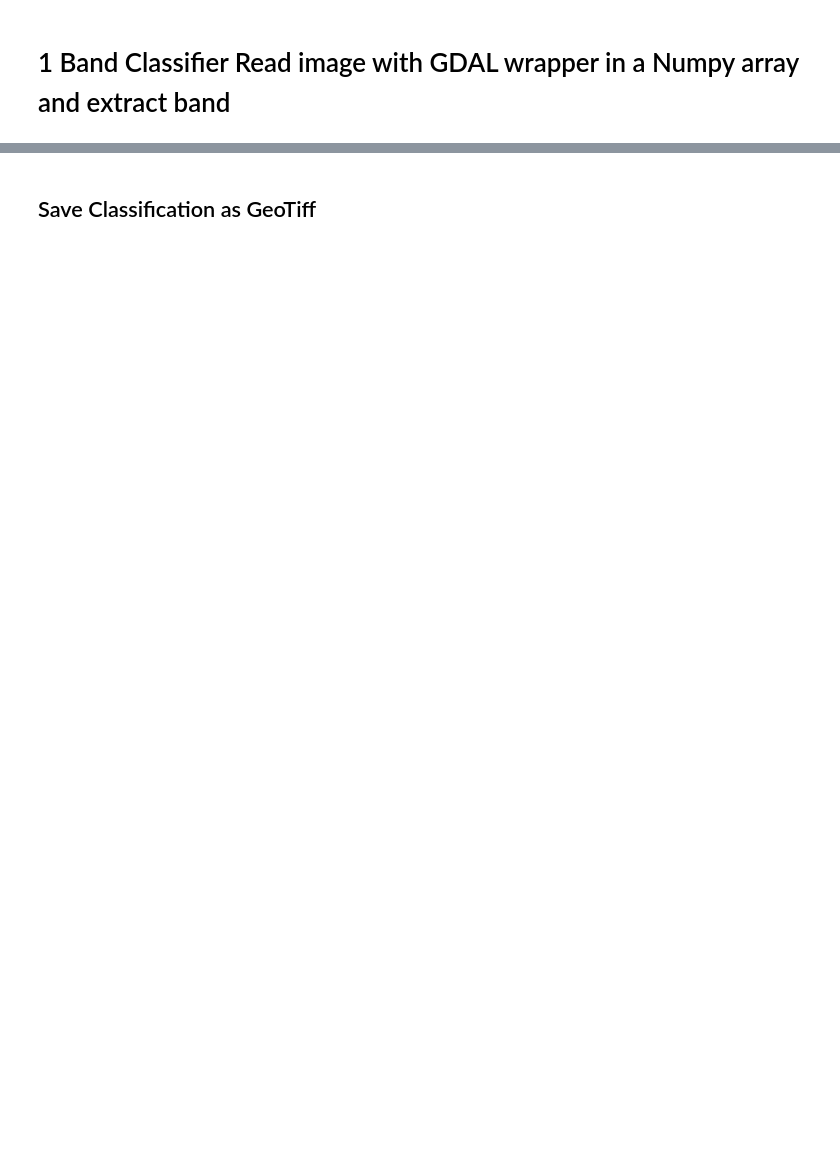
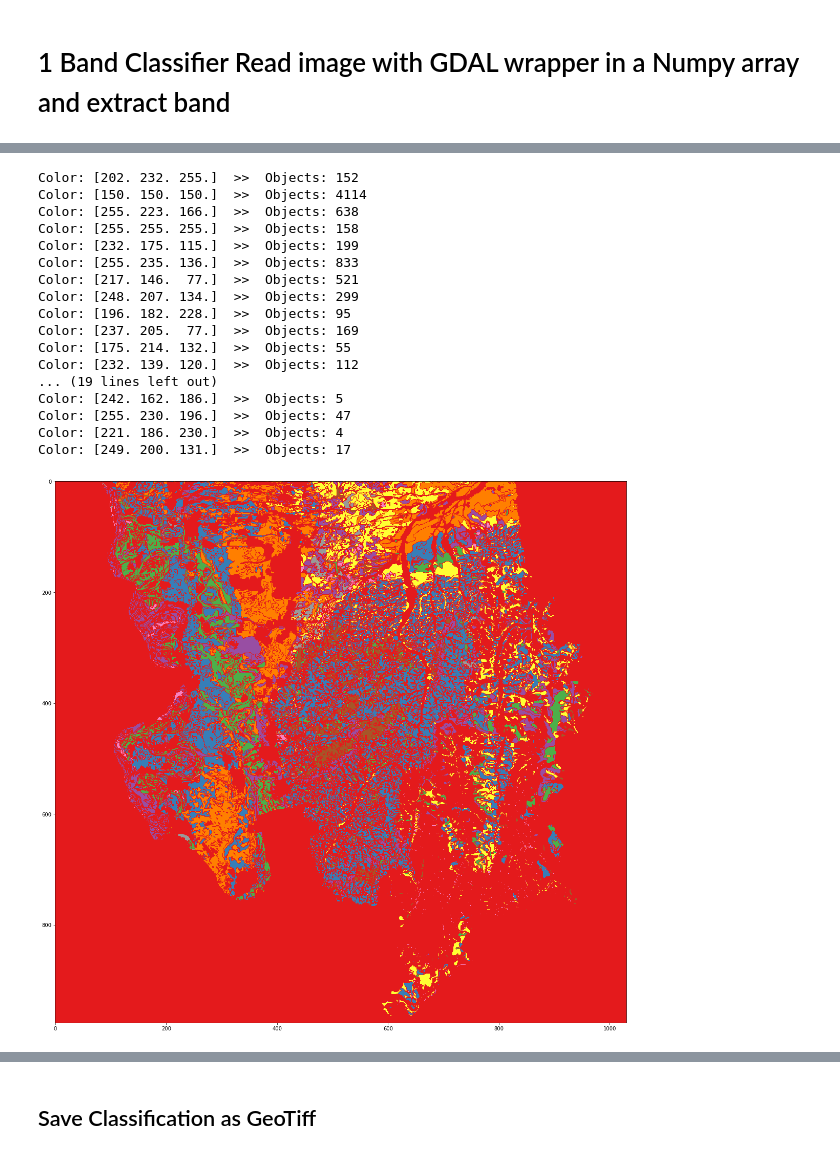
Before and after one commit to till90/master-thesis, a Jupyter notebook: Clustering_images.ipynb, the cells around one changed output, grey strips where cells are left out. Saved outputs shown, nothing was run; the diff lists cells and outputs as text; code cells hidden in the pictures; blank space fills up the shorter version.

```diff
--- a/Clustering_images.ipynb
+++ b/Clustering_images.ipynb
@@ -76,0 +87,43 @@ RuntimeError: `pano.tiff' not recognized as a supported file format.
+# %%
+import numpy as np
+from skimage import io, morphology, measure
+from sklearn.cluster import KMeans
+from matplotlib import pyplot as plt
+img = io.imread(filepath)
+
+rows, cols, bands = img.shape
+X = img.reshape(rows*cols, bands)
+
+kmeans = KMeans(n_clusters=35, random_state=0).fit(X)
+labels = kmeans.labels_.reshape(rows, cols)
+
+for i in np.unique(labels):
+    blobs = np.int_(morphology.binary_opening(labels == i))
+    color = np.around(kmeans.cluster_centers_[i])
+    count = len(np.unique(measure.label(blobs))) - 1
+    print('Color: {}  >>  Objects: {}'.format(color, count))
+
+#Plot the data
+plt.figure(figsize=(20,20))
+plt.imshow(labels, cmap="Set1")
+
+plt.show()
+# %% [output]
+Color: [202. 232. 255.]  >>  Objects: 152
+Color: [150. 150. 150.]  >>  Objects: 4114
+Color: [255. 223. 166.]  >>  Objects: 638
+Color: [255. 255. 255.]  >>  Objects: 158
+Color: [232. 175. 115.]  >>  Objects: 199
+Color: [255. 235. 136.]  >>  Objects: 833
+Color: [217. 146.  77.]  >>  Objects: 521
+Color: [248. 207. 134.]  >>  Objects: 299
+Color: [196. 182. 228.]  >>  Objects: 95
+Color: [237. 205.  77.]  >>  Objects: 169
+Color: [175. 214. 132.]  >>  Objects: 55
+Color: [232. 139. 120.]  >>  Objects: 112
+... (19 lines left out)
+Color: [242. 162. 186.]  >>  Objects: 5
+Color: [255. 230. 196.]  >>  Objects: 47
+Color: [221. 186. 230.]  >>  Objects: 4
+Color: [249. 200. 131.]  >>  Objects: 17
+[figure, added]
```
Also changed, not shown: parts of 8 cells of this notebook.
